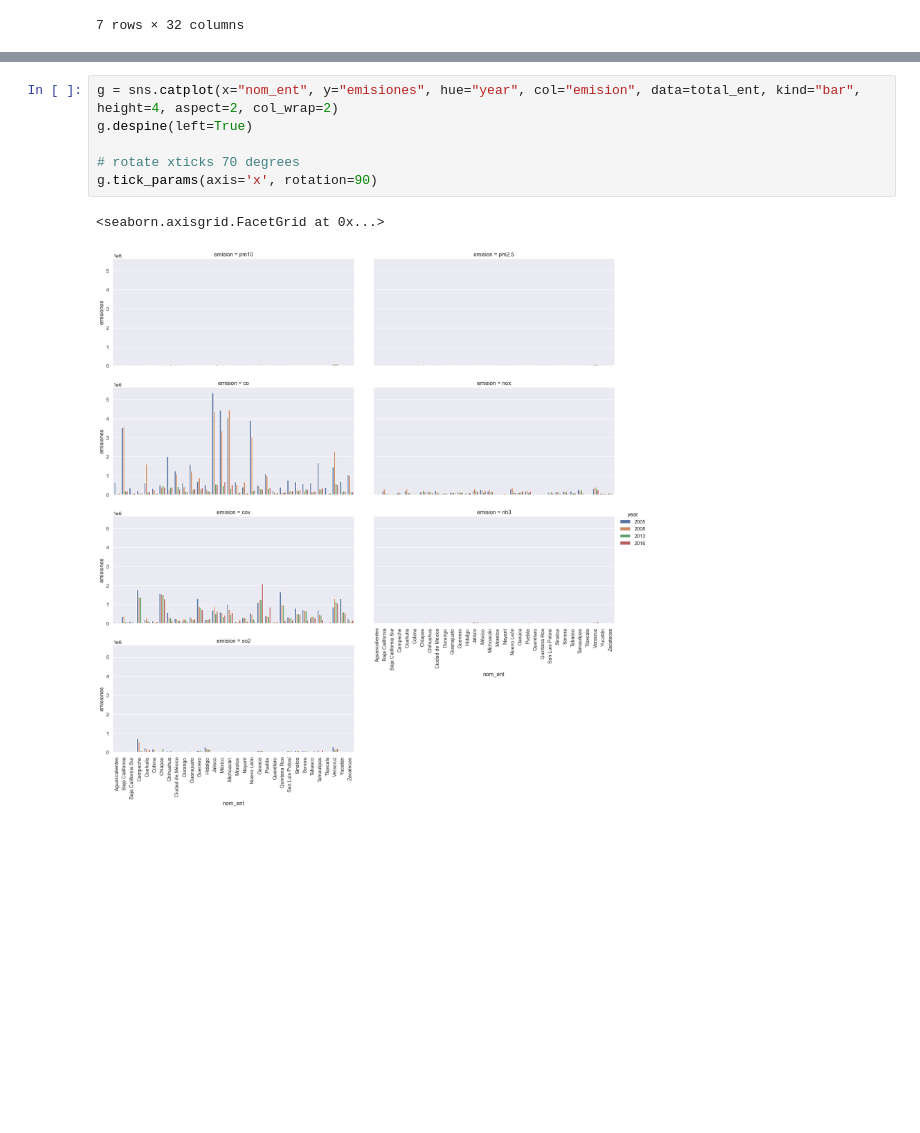
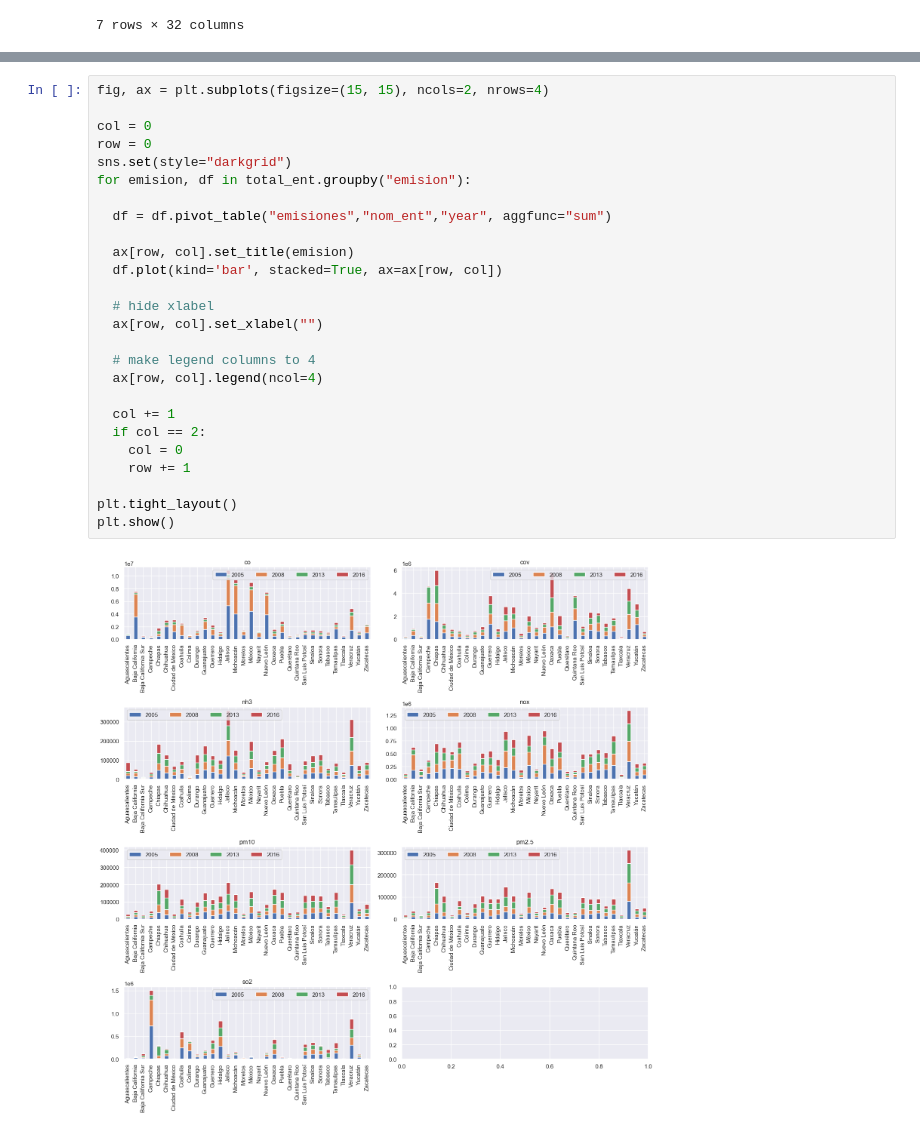
Before and after one commit to pcorner10/inventario_emisiones, a Jupyter notebook: INEM.ipynb, the cells around one changed output, grey strips where cells are left out. Drawn from its saved outputs; the diff is of its cells as text; blank space fills up the shorter version.

```diff
--- a/INEM.ipynb
+++ b/INEM.ipynb
@@ -289,9 +350,28 @@ plt.show()
-# %%
-g = sns.catplot(x="nom_ent", y="emisiones", hue="year", col="emision", data=total_ent, kind="bar", height=4, aspect=2, col_wrap=2)
-g.despine(left=True)
-
-# rotate xticks 70 degrees
-g.tick_params(axis='x', rotation=90)
-# %% [output]
-<seaborn.axisgrid.FacetGrid at 0x...>
-[figure, removed]
+# %%
+fig, ax = plt.subplots(figsize=(15, 15), ncols=2, nrows=4)
+
+col = 0
+row = 0
+sns.set(style="darkgrid")
+for emision, df in total_ent.groupby("emision"):
+
+  df = df.pivot_table("emisiones","nom_ent","year", aggfunc="sum")
+
+  ax[row, col].set_title(emision)
+  df.plot(kind='bar', stacked=True, ax=ax[row, col])
+
+  # hide xlabel
+  ax[row, col].set_xlabel("")
+
+  # make legend columns to 4
+  ax[row, col].legend(ncol=4)
+
+  col += 1
+  if col == 2:
+    col = 0
+    row += 1
+
+plt.tight_layout()
+plt.show()
+# %% [output]
+[figure, added]
```
Also changed, not shown: parts of 14 cells of this notebook.
